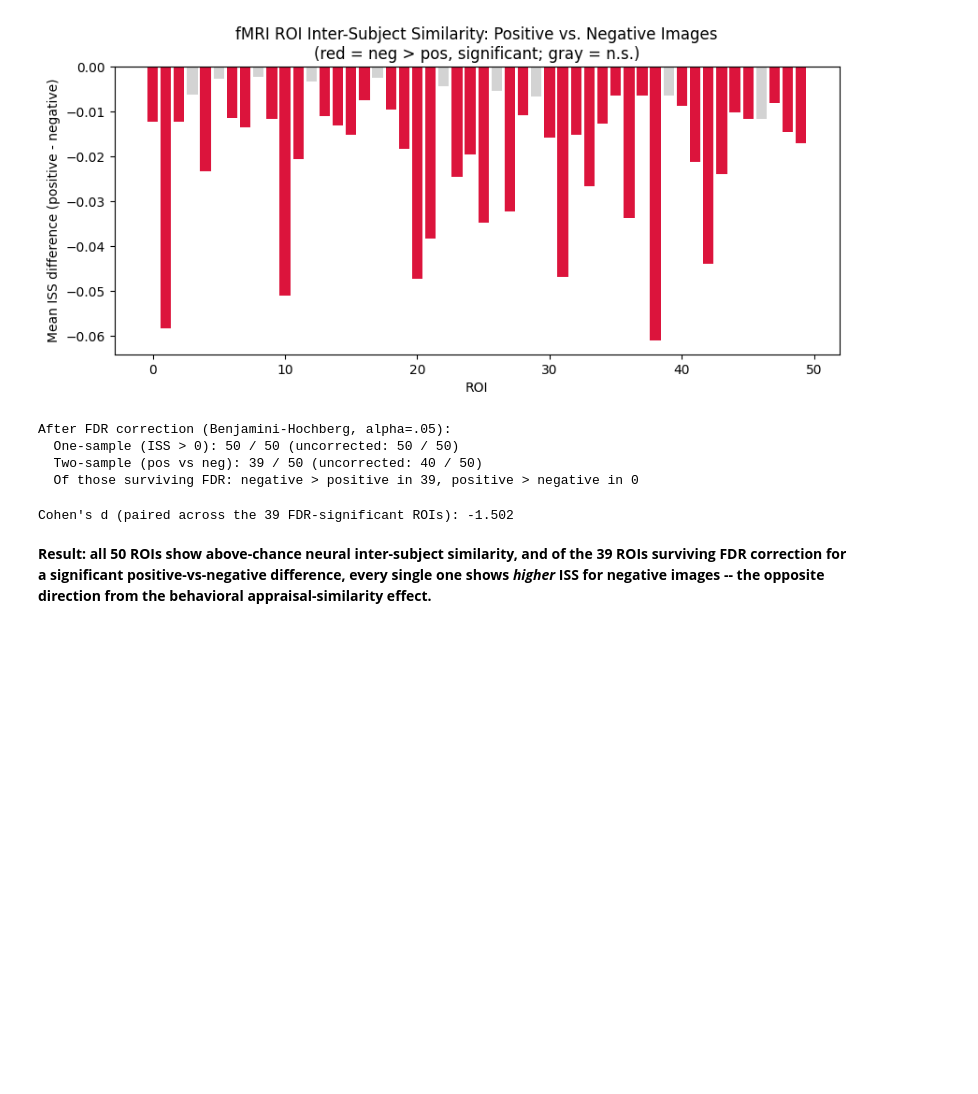
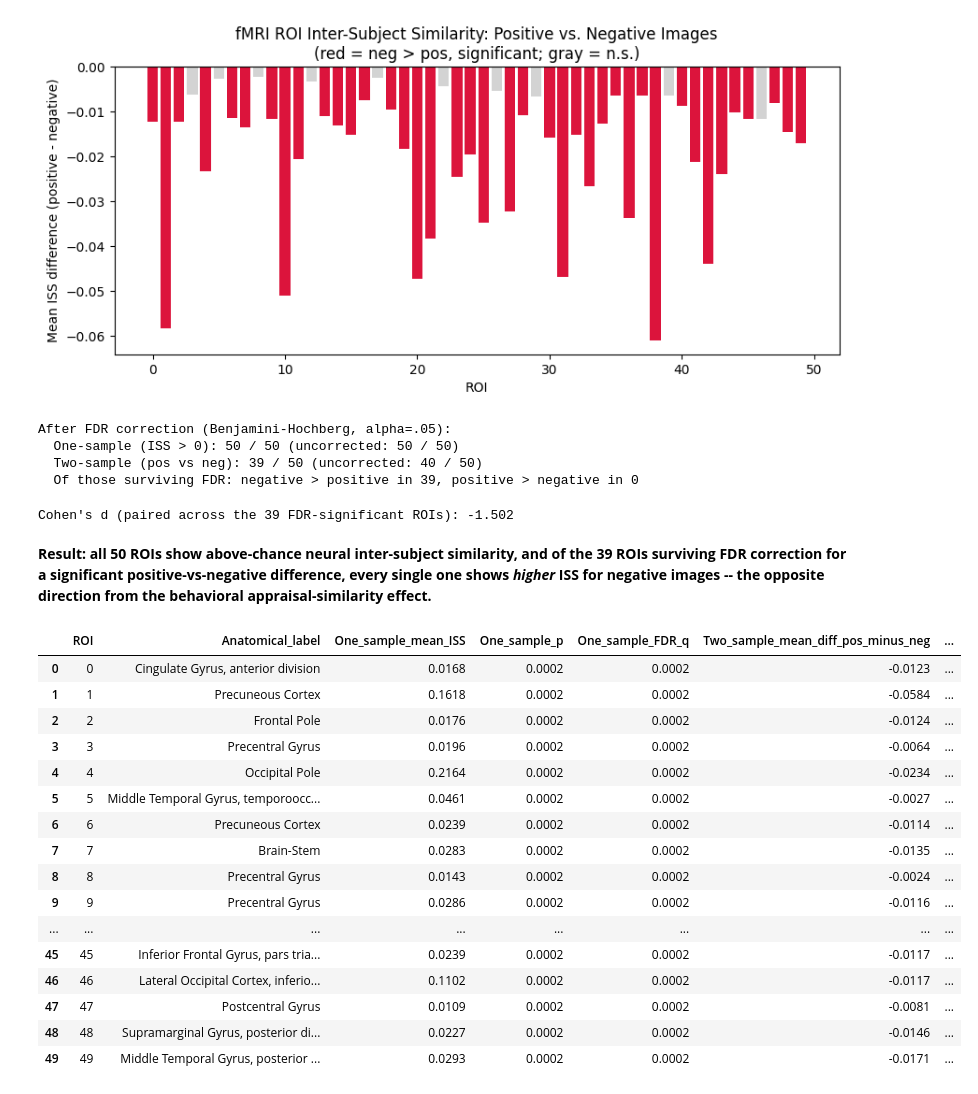
Before and after one commit to daisyburr/Emotion_Similarity, a Jupyter notebook: Analysis/Emotion_Similarity_Consolidated.ipynb, the cells around one changed output. Saved outputs shown, nothing was run; the diff lists cells and outputs as text; code cells hidden in the pictures; blank space fills up the shorter version.

```diff
--- a/Analysis/Emotion_Similarity_Consolidated.ipynb
+++ b/Analysis/Emotion_Similarity_Consolidated.ipynb
@@ -755,8 +755,8 @@ Mean ISS across ROIs (one-sample): [0.0057, 0.2164]
 # above was corrected for multiple comparisons).
 from statsmodels.stats.multitest import multipletests
 
-rej_one, _, _, _ = multipletests(one_sample_df["p"], alpha=0.05, method="fdr_bh")
-rej_two, _, _, _ = multipletests(two_sample_df["p"], alpha=0.05, method="fdr_bh")
+rej_one, q_one, _, _ = multipletests(one_sample_df["p"], alpha=0.05, method="fdr_bh")
+rej_two, q_two, _, _ = multipletests(two_sample_df["p"], alpha=0.05, method="fdr_bh")
 n_neg_higher_fdr = (rej_two & (two_sample_df["mean_diff_pos_minus_neg"] < 0)).sum()
 n_pos_higher_fdr = (rej_two & (two_sample_df["mean_diff_pos_minus_neg"] > 0)).sum()
 
@@ -816,3 +816,80 @@ of the 39 ROIs surviving FDR correction for a significant
 positive-vs-negative difference, every single one shows *higher* ISS for
 negative images -- the opposite direction from the behavioral
 appraisal-similarity effect.**
+# %%
+# Table S1: per-ROI statistics with Harvard-Oxford anatomical labels (modal
+# label by voxel count within each ROI). This is what the Results text and
+# Fig. 4 caption cite as "Table S1" -- built here so the anatomical claims are
+# reproducible rather than asserted. Cortical labels (finer-grained) are used
+# whenever a ROI meaningfully overlaps cortex; the subcortical atlas is used
+# only as a fallback, and its uninformative "Cerebral Cortex" / "Cerebral
+# White Matter" catch-all labels are excluded in favor of named structures
+# (e.g. amygdala, putamen, thalamus, brain-stem) when available.
+from nilearn import datasets, image
+
+ho_cort = datasets.fetch_atlas_harvard_oxford("cort-maxprob-thr25-2mm")
+ho_sub = datasets.fetch_atlas_harvard_oxford("sub-maxprob-thr25-2mm")
+ho_cort_img = image.resample_to_img(ho_cort.maps, mean_img, interpolation="nearest")
+ho_sub_img = image.resample_to_img(ho_sub.maps, mean_img, interpolation="nearest")
+cort_data = ho_cort_img.get_fdata().astype(int)
+sub_data = ho_sub_img.get_fdata().astype(int)
+
+GENERIC_SUB_LABELS = {"Left Cerebral Cortex ", "Right Cerebral Cortex ",
+                       "Left Cerebral White Matter", "Right Cerebral White Matter"}
+
+
+def modal_label(vals, labels, exclude=()):
+    vals = vals[vals != 0]
+    if exclude:
+        excl_idx = {i for i, l in enumerate(labels) if l in exclude}
+        vals = np.array([v for v in vals if v not in excl_idx])
+    if len(vals) == 0:
+        return None
+    return labels[np.bincount(vals).argmax()]
+
+
+roi_labels = []
+for i, roi in enumerate(mask_x):
+    roi_mask = roi.to_nifti().get_fdata() > 0
+    cort_vals = cort_data[roi_mask]
+    sub_vals = sub_data[roi_mask]
+    cort_cov = (cort_vals != 0).mean()
+    if cort_cov >= 0.10:
+        label = modal_label(cort_vals, ho_cort.labels)
+    else:
+        label = modal_label(sub_vals, ho_sub.labels, exclude=GENERIC_SUB_LABELS)
+        if label is None:
+            label = modal_label(sub_vals, ho_sub.labels)
+    roi_labels.append(label)
+
+table_s1 = pd.DataFrame({
+    "ROI": two_sample_df["ROI"],
+    "Anatomical_label": roi_labels,
+    "One_sample_mean_ISS": one_sample_df["mean"],
+    "One_sample_p": one_sample_df["p"],
+    "One_sample_FDR_q": q_one,
+    "Two_sample_mean_diff_pos_minus_neg": two_sample_df["mean_diff_pos_minus_neg"],
+    "Two_sample_p": two_sample_df["p"],
+    "Two_sample_FDR_q": q_two,
+    "Two_sample_FDR_significant": rej_two,
+})
+table_s1.to_csv(os.path.join(FMRI_FIGS_DIR, "Table_S1_ROI_stats.csv"), index=False)
+table_s1.round(4)
+# %% [output]
+|  | ROI | Anatomical_label | One_sample_mean_ISS | One_sample_p | One_sample_FDR_q | Two_sample_mean_diff_pos_minus_neg | ... |
+| 0 | 0 | Cingulate Gyrus, anterior division | 0.0168 | 0.0002 | 0.0002 | -0.0123 | ... |
+| 1 | 1 | Precuneous Cortex | 0.1618 | 0.0002 | 0.0002 | -0.0584 | ... |
+| 2 | 2 | Frontal Pole | 0.0176 | 0.0002 | 0.0002 | -0.0124 | ... |
+| 3 | 3 | Precentral Gyrus | 0.0196 | 0.0002 | 0.0002 | -0.0064 | ... |
+| 4 | 4 | Occipital Pole | 0.2164 | 0.0002 | 0.0002 | -0.0234 | ... |
+| 5 | 5 | Middle Temporal Gyrus, temporoocc... | 0.0461 | 0.0002 | 0.0002 | -0.0027 | ... |
+| 6 | 6 | Precuneous Cortex | 0.0239 | 0.0002 | 0.0002 | -0.0114 | ... |
+| 7 | 7 | Brain-Stem | 0.0283 | 0.0002 | 0.0002 | -0.0135 | ... |
+| 8 | 8 | Precentral Gyrus | 0.0143 | 0.0002 | 0.0002 | -0.0024 | ... |
+| 9 | 9 | Precentral Gyrus | 0.0286 | 0.0002 | 0.0002 | -0.0116 | ... |
+| ... | ... | ... | ... | ... | ... | ... | ... |
+| 45 | 45 | Inferior Frontal Gyrus, pars tria... | 0.0239 | 0.0002 | 0.0002 | -0.0117 | ... |
+| 46 | 46 | Lateral Occipital Cortex, inferio... | 0.1102 | 0.0002 | 0.0002 | -0.0117 | ... |
+| 47 | 47 | Postcentral Gyrus | 0.0109 | 0.0002 | 0.0002 | -0.0081 | ... |
+| 48 | 48 | Supramarginal Gyrus, posterior di... | 0.0227 | 0.0002 | 0.0002 | -0.0146 | ... |
+| 49 | 49 | Middle Temporal Gyrus, posterior ... | 0.0293 | 0.0002 | 0.0002 | -0.0171 | ... |
```
Also changed, not shown: parts of 1 cell of this notebook, 7 other files.
